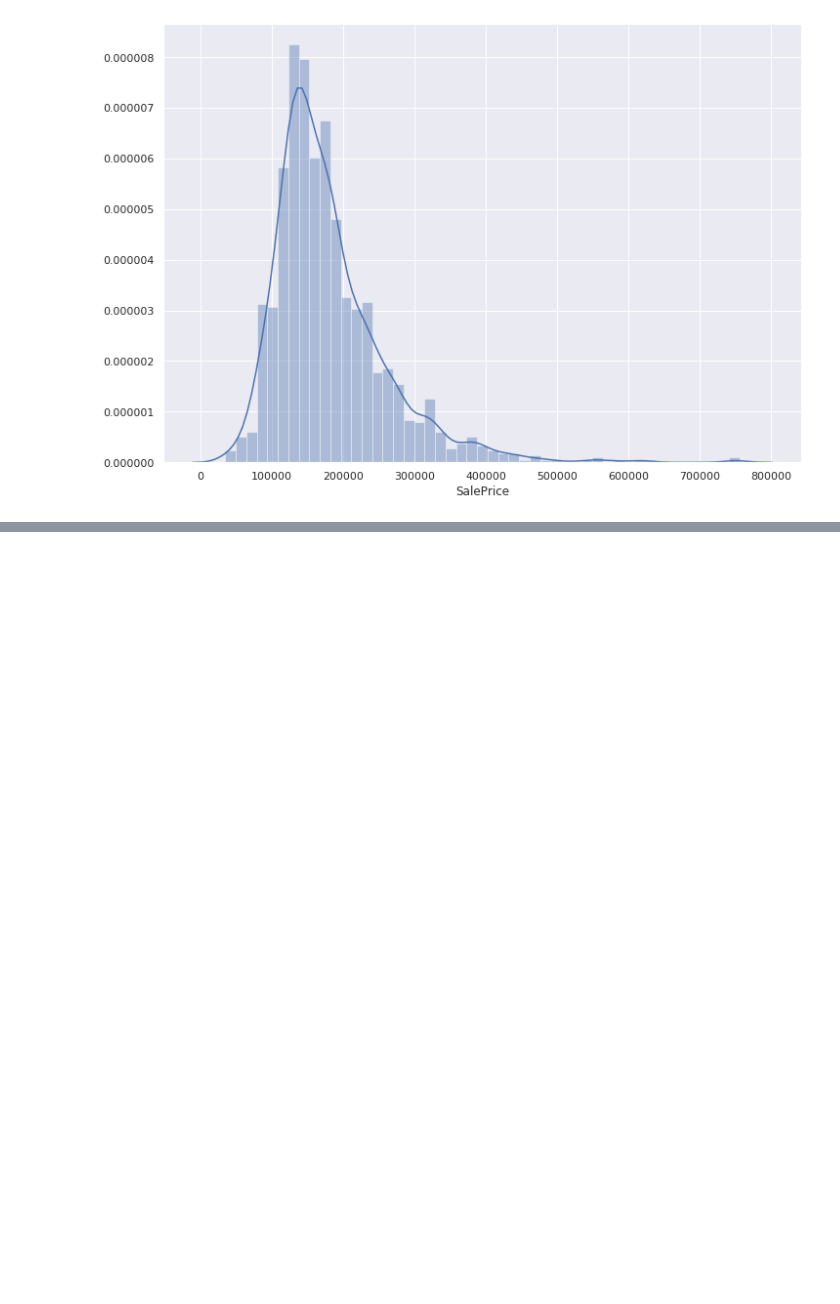
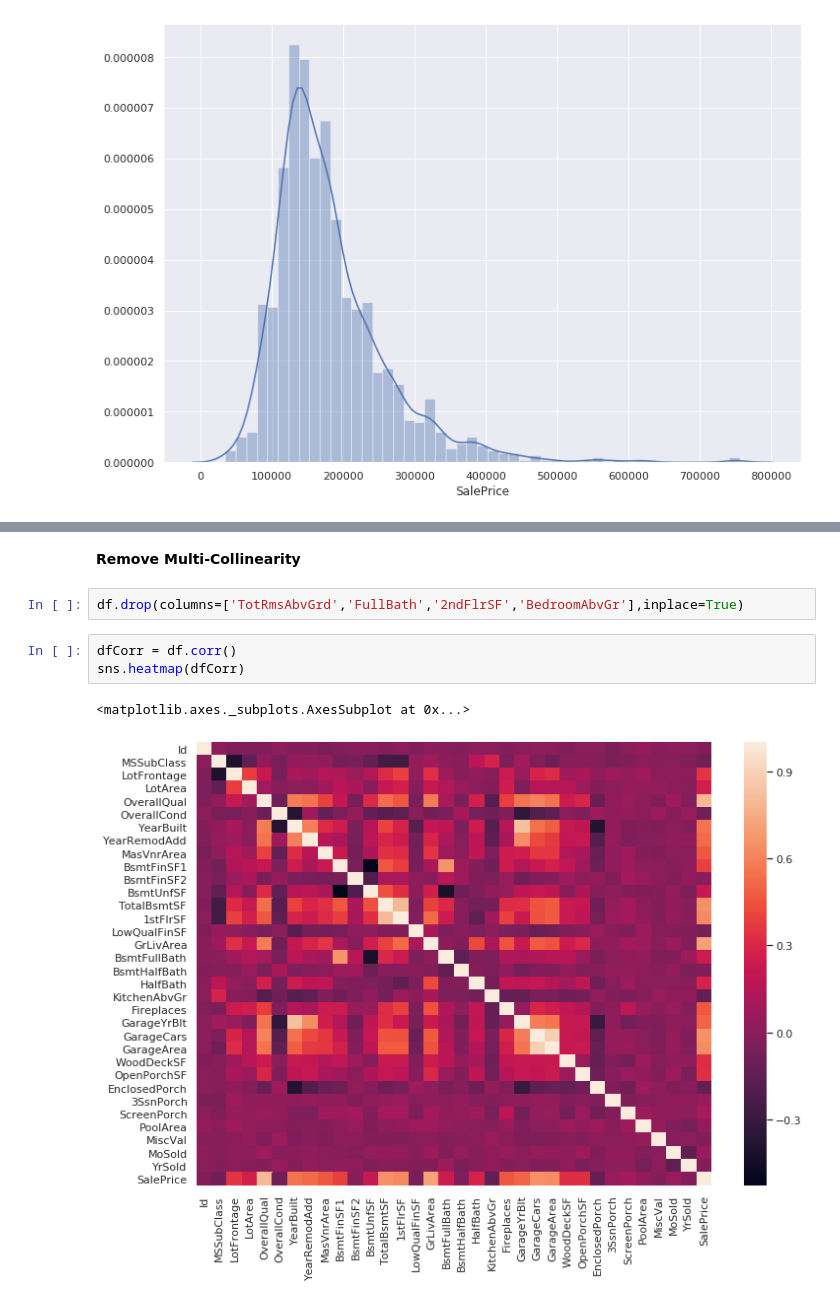
Before and after one commit to 03dipak/ML-Basic-Project, a Jupyter notebook: houseprice.ipynb, the cells around one changed output, grey strips where cells are left out. Cells and saved outputs as stored; diff of their text form; blank space fills up the shorter version.

```diff
--- a/houseprice.ipynb
+++ b/houseprice.ipynb
@@ -73,0 +87,10 @@ df[df['GrLivArea'] > 3500]
+# %% [markdown]
+**Remove Multi-Collinearity**
+# %%
+df.drop(columns=['TotRmsAbvGrd','FullBath','2ndFlrSF','BedroomAbvGr'],inplace=True)
+# %%
+dfCorr = df.corr()
+sns.heatmap(dfCorr)
+# %% [output]
+<matplotlib.axes._subplots.AxesSubplot at 0x...>
+[figure, added]
```
Also changed, not shown: parts of 7 cells of this notebook.
